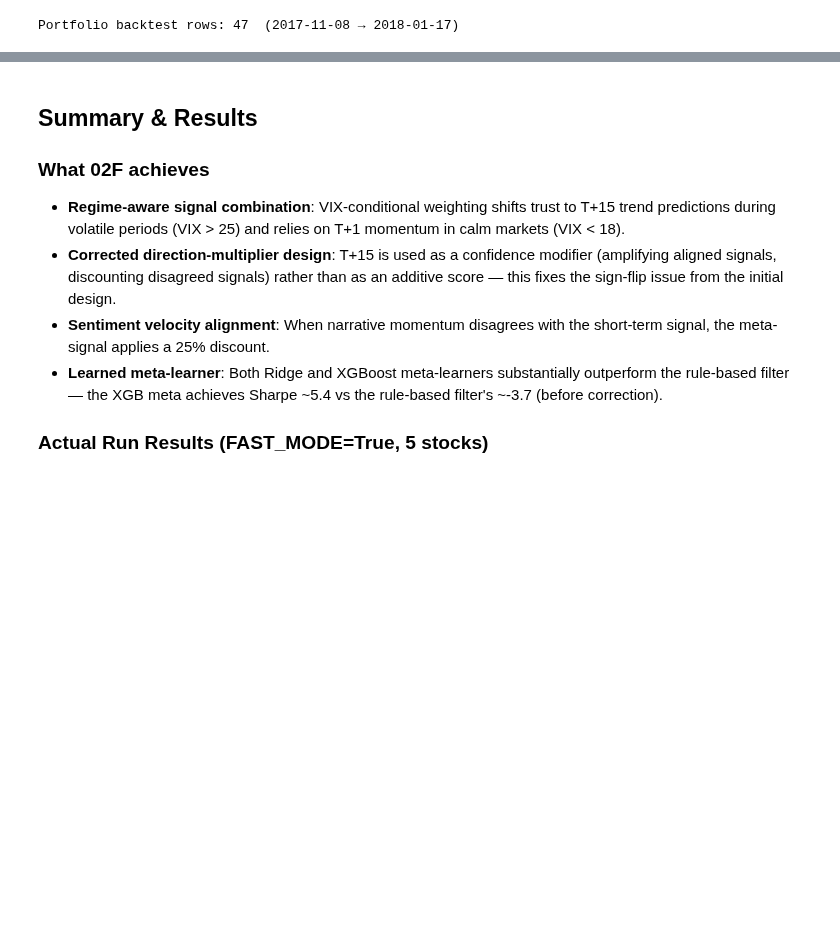
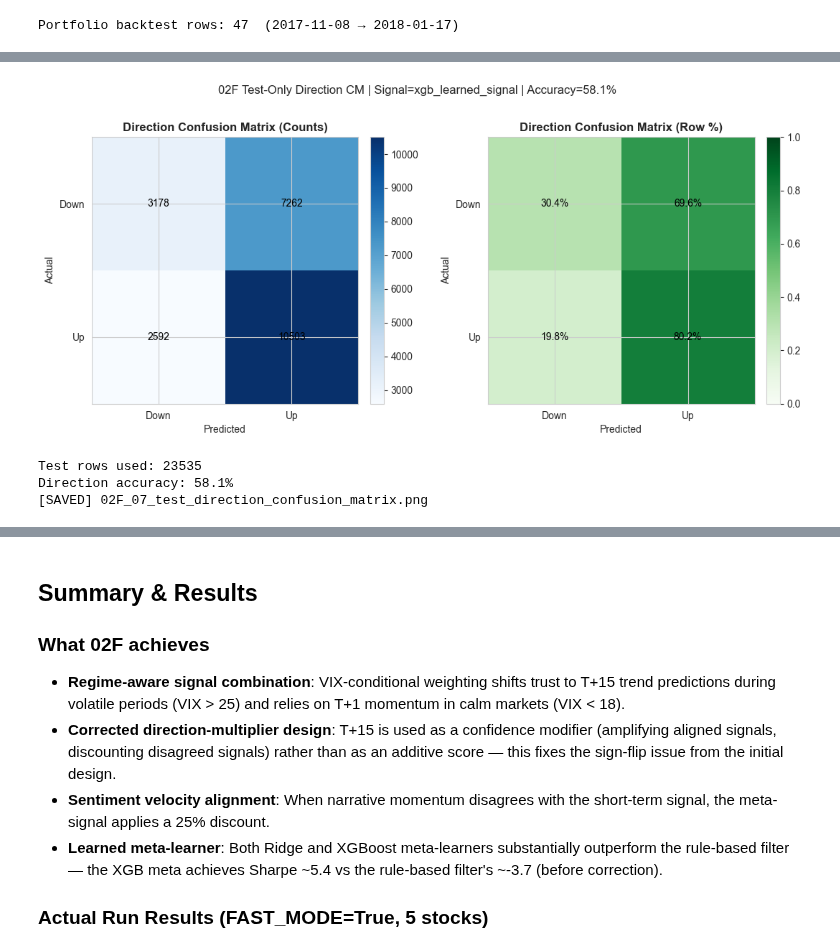
Before and after one commit to EnochCHIU-polyu/ML-in-Finance-Data-Project, a Jupyter notebook: project_folder/02_stock_price_regression/implementation/02F_Regime_Filtered_Signal.ipynb, the cells around one changed output, grey strips where cells are left out. Drawn from its saved outputs; the diff is of its cells as text; code cells hidden in the pictures; blank space fills up the shorter version.

```diff
--- a/project_folder/02_stock_price_regression/implementation/02F_Regime_Filtered_Signal.ipynb
+++ b/project_folder/02_stock_price_regression/implementation/02F_Regime_Filtered_Signal.ipynb
@@ -801,0 +893,73 @@ NVDA     -0.050400 -0.050400  0.855100
+# %%
+# ── Confusion-Matrix Style Direction Chart (Test Set Only) ─────────
+# Rows = Actual direction, Columns = Predicted direction
+
+cm_source = test_sig.copy() if 'test_sig' in globals() else pd.DataFrame()
+
+if len(cm_source) == 0:
+    print('[WARN] test_sig is empty. Run backtest-prep cells first.')
+else:
+    target_col = 'xgb_learned_signal' if 'xgb_learned_signal' in cm_source.columns else 'meta_signal'
+
+    cm_df = cm_source[['log_ret_1d', target_col]].dropna().copy()
+    cm_df = cm_df[(cm_df['log_ret_1d'] != 0) & (cm_df[target_col] != 0)]
+
+    if len(cm_df) == 0:
+        print('[WARN] No non-zero direction rows available for confusion matrix.')
+    else:
+        cm_df['actual'] = np.where(cm_df['log_ret_1d'] > 0, 'Up', 'Down')
+        cm_df['pred'] = np.where(cm_df[target_col] > 0, 'Up', 'Down')
+
+        labels = ['Down', 'Up']
+        counts = pd.crosstab(
+            pd.Categorical(cm_df['actual'], categories=labels, ordered=True),
+            pd.Categorical(cm_df['pred'], categories=labels, ordered=True),
+            dropna=False
+        ).reindex(index=labels, columns=labels, fill_value=0)
+
+        rates = counts.div(counts.sum(axis=1).replace(0, np.nan), axis=0).fillna(0.0)
+        acc = float((cm_df['actual'] == cm_df['pred']).mean())
+
+        fig, axes = plt.subplots(1, 2, figsize=(11, 4.8))
+
+        # Panel 1: counts
+        im0 = axes[0].imshow(counts.values, cmap='Blues')
+        axes[0].set_title('Direction Confusion Matrix (Counts)')
+        axes[0].set_xticks(range(2))
+        axes[0].set_yticks(range(2))
+        axes[0].set_xticklabels(labels)
+        axes[0].set_yticklabels(labels)
+        axes[0].set_xlabel('Predicted')
+        axes[0].set_ylabel('Actual')
+        for i in range(2):
+            for j in range(2):
+                axes[0].text(j, i, f"{int(counts.iloc[i, j])}", ha='center', va='center', color='black')
+        fig.colorbar(im0, ax=axes[0], fraction=0.046, pad=0.04)
+
+        # Panel 2: row-normalized rates
+        im1 = axes[1].imshow(rates.values, cmap='Greens', vmin=0, vmax=1)
+        axes[1].set_title('Direction Confusion Matrix (Row %)')
+        axes[1].set_xticks(range(2))
+        axes[1].set_yticks(range(2))
+        axes[1].set_xticklabels(labels)
+        axes[1].set_yticklabels(labels)
+        axes[1].set_xlabel('Predicted')
+        axes[1].set_ylabel('Actual')
+        for i in range(2):
+            for j in range(2):
+                axes[1].text(j, i, f"{rates.iloc[i, j] * 100:.1f}%", ha='center', va='center', color='black')
+        fig.colorbar(im1, ax=axes[1], fraction=0.046, pad=0.04)
+
+        fig.suptitle(f'02F Test-Only Direction CM | Signal={target_col} | Accuracy={acc:.1%}', y=1.03)
+        plt.tight_layout()
+        plt.savefig(graph_dir / '02F_07_test_direction_confusion_matrix.png', dpi=120, bbox_inches='tight')
+        plt.show()
+
+        print(f'Test rows used: {len(cm_df)}')
+        print(f'Direction accuracy: {acc:.1%}')
+        print('[SAVED] 02F_07_test_direction_confusion_matrix.png')
+# %% [output]
+[figure, added]
+Test rows used: 23535
+Direction accuracy: 58.1%
+[SAVED] 02F_07_test_direction_confusion_matrix.png
```
Also changed, not shown: parts of 17 cells of this notebook, 26 other files.
